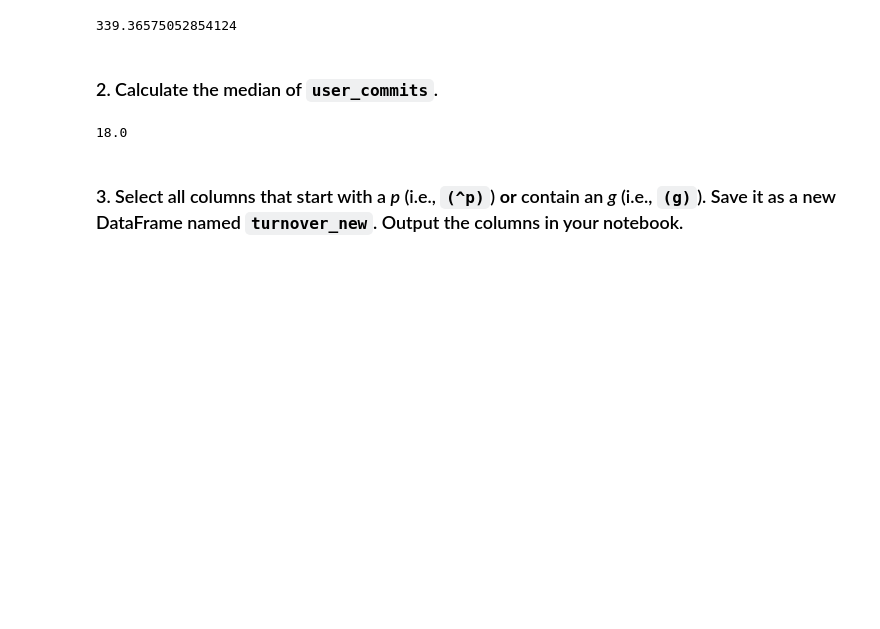
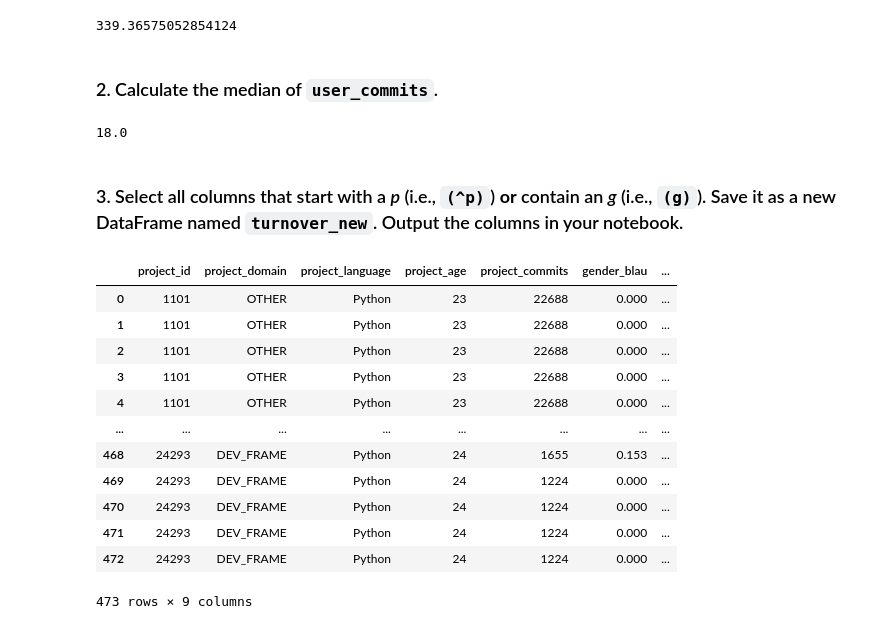
Before and after one commit to MarkLannen/week8labs, a Jupyter notebook: 08_Independent_Lab_Lannen.ipynb, the cells around one changed output. Drawn from its saved outputs; the diff is of its cells as text; code cells hidden in the pictures; blank space fills up the shorter version.

```diff
--- a/08_Independent_Lab_Lannen.ipynb
+++ b/08_Independent_Lab_Lannen.ipynb
@@ -80,4 +80,18 @@ user_commits_median
 ### 3. Select all columns that start with a *p* (i.e., `(^p)`) **or** contain an *g* (i.e., `(g)`). Save it as a new DataFrame named `turnover_new`. Output the columns in your notebook.
 # %%
 turnover_new = renamed_df.filter(regex="^p|g")
-turnove_new
+turnover_new
+# %% [output]
+|  | project_id | project_domain | project_language | project_age | project_commits | gender_blau | ... |
+| 0 | 1101 | OTHER | Python | 23 | 22688 | 0.000 | ... |
+| 1 | 1101 | OTHER | Python | 23 | 22688 | 0.000 | ... |
+| 2 | 1101 | OTHER | Python | 23 | 22688 | 0.000 | ... |
+| 3 | 1101 | OTHER | Python | 23 | 22688 | 0.000 | ... |
+| 4 | 1101 | OTHER | Python | 23 | 22688 | 0.000 | ... |
+| ... | ... | ... | ... | ... | ... | ... | ... |
+| 468 | 24293 | DEV_FRAME | Python | 24 | 1655 | 0.153 | ... |
+| 469 | 24293 | DEV_FRAME | Python | 24 | 1224 | 0.000 | ... |
+| 470 | 24293 | DEV_FRAME | Python | 24 | 1224 | 0.000 | ... |
+| 471 | 24293 | DEV_FRAME | Python | 24 | 1224 | 0.000 | ... |
+| 472 | 24293 | DEV_FRAME | Python | 24 | 1224 | 0.000 | ... |
+473 rows × 9 columns
```
Also changed, not shown: parts of 2 cells of this notebook.
